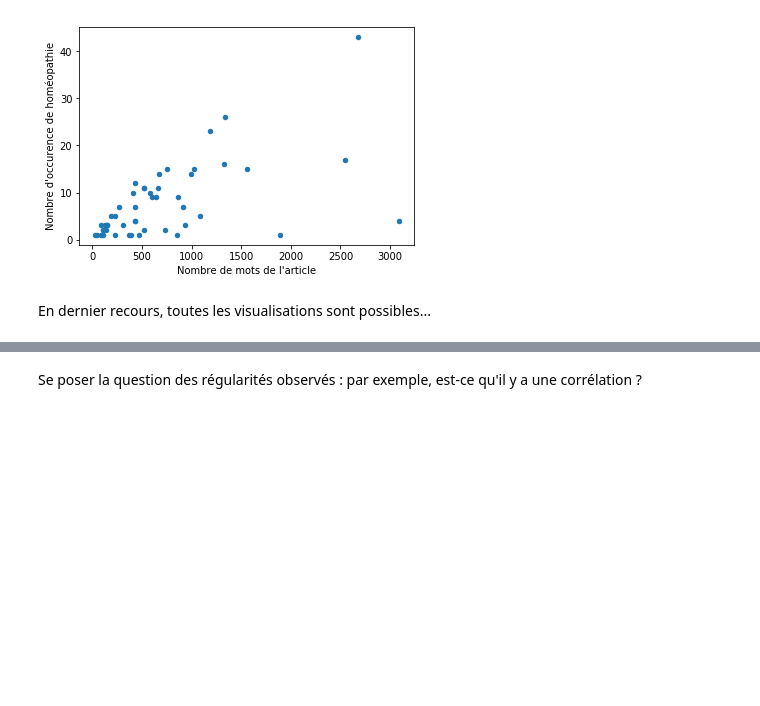
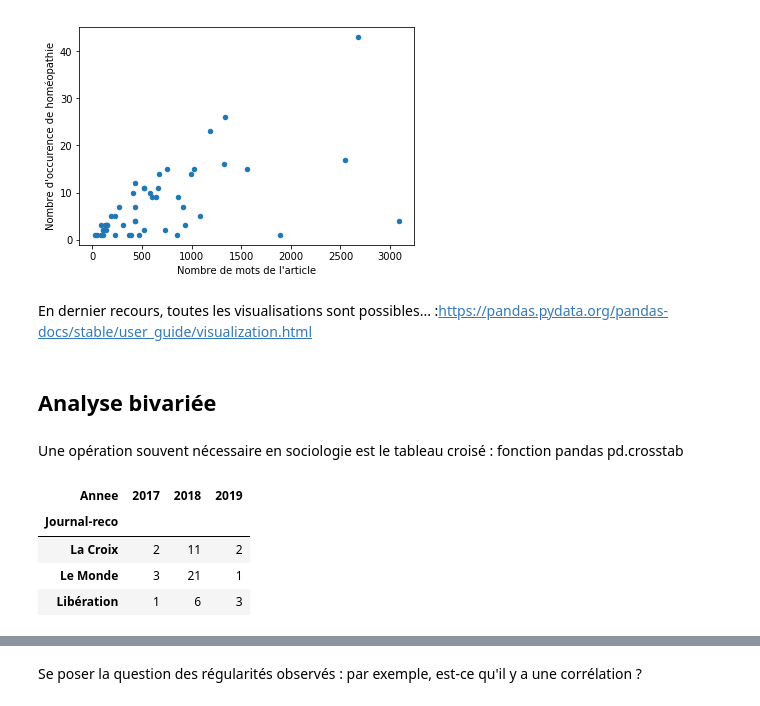
Before and after one commit to emilienschultz/python-shs, a Jupyter notebook: Notebooks/4 - Faire un traitement statistique.ipynb, the cells around one changed output, grey strips where cells are left out. Cells and saved outputs as stored; diff of their text form; code cells hidden in the pictures; blank space fills up the shorter version.

```diff
--- a/Notebooks/4 - Faire un traitement statistique.ipynb
+++ b/Notebooks/4 - Faire un traitement statistique.ipynb
@@ -85,4 +87,16 @@ plt.ylabel("Nombre d'occurence de homéopathie")
 Text(0, 0.5, "Nombre d'occurence de homéopathie")
 [figure]
 # %% [markdown]
-En dernier recours, toutes les visualisations sont possibles...
+En dernier recours, toutes les visualisations sont possibles...  :https://pandas.pydata.org/pandas-docs/stable/user_guide/visualization.html
+# %% [markdown]
+## Analyse bivariée
+# %% [markdown]
+Une opération souvent nécessaire en sociologie est le tableau croisé : fonction pandas pd.crosstab
+# %%
+pd.crosstab(corpus["Journal-reco"],corpus["Annee"])
+# %% [output]
+| Annee | 2017 | 2018 | 2019 |
+| Journal-reco |  |  |  |
+| La Croix | 2 | 11 | 2 |
+| Le Monde | 3 | 21 | 1 |
+| Libération | 1 | 6 | 3 |
```
Also changed, not shown: parts of 28 cells of this notebook, 4 other files.
